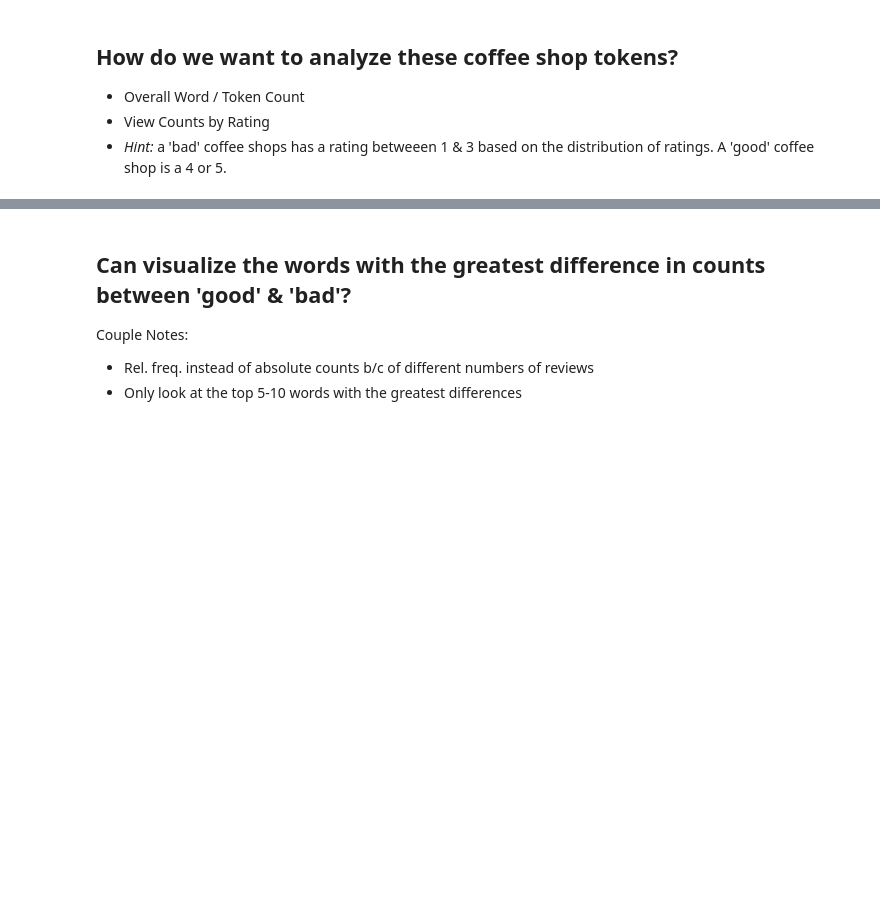
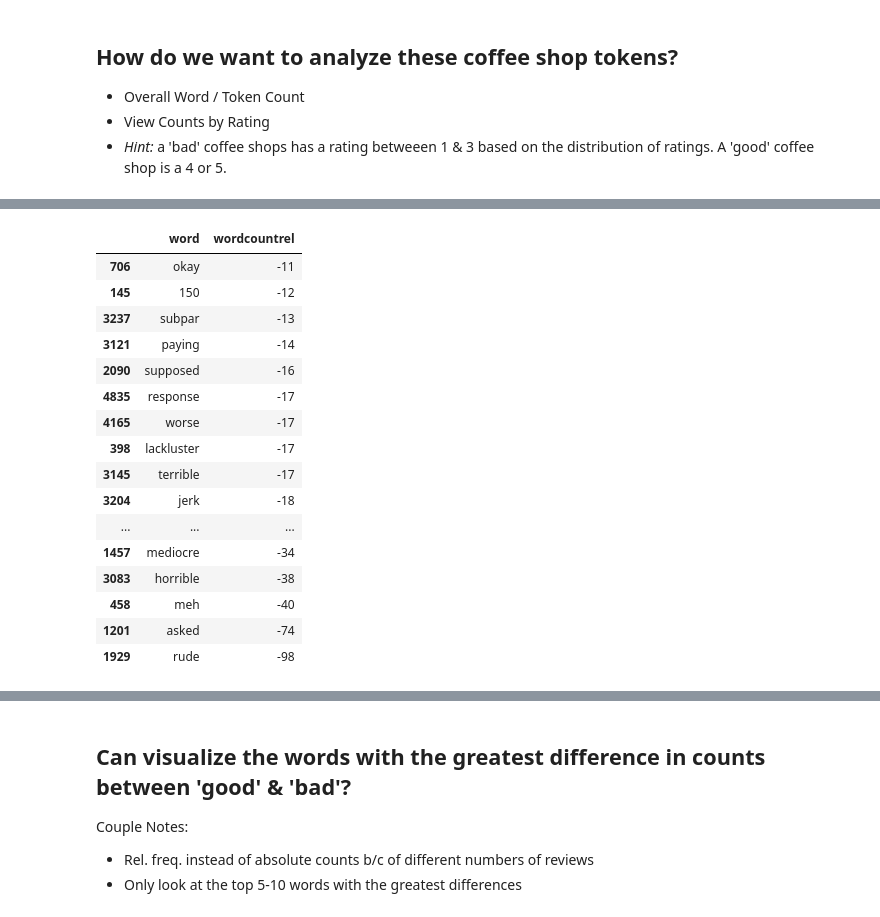
Before and after one commit to danoand/DS-Unit-4-Sprint-1-NLP, a Jupyter notebook: module1-text-data/LS_DS_411_Text_Data_Assignment.ipynb, the cells around one changed output, grey strips where cells are left out. Cells and saved outputs as stored; diff of their text form; code cells hidden in the pictures; blank space fills up the shorter version.

```diff
--- a/module1-text-data/LS_DS_411_Text_Data_Assignment.ipynb
+++ b/module1-text-data/LS_DS_411_Text_Data_Assignment.ipynb
@@ -173,0 +285,21 @@ df_shops_upd.to_csv("df_shops.csv")
+# %%
+# Print out the words use more for bad ratings than good ratings (have a low relative score)
+df_wrd_cnt_rel.tail(25)
+# %% [output]
+|  | word | wordcountrel |
+| 706 | okay | -11 |
+| 145 | 150 | -12 |
+| 3237 | subpar | -13 |
+| 3121 | paying | -14 |
+| 2090 | supposed | -16 |
+| 4835 | response | -17 |
+| 4165 | worse | -17 |
+| 398 | lackluster | -17 |
+| 3145 | terrible | -17 |
+| 3204 | jerk | -18 |
+| ... | ... | ... |
+| 1457 | mediocre | -34 |
+| 3083 | horrible | -38 |
+| 458 | meh | -40 |
+| 1201 | asked | -74 |
+| 1929 | rude | -98 |
```
Also changed, not shown: parts of 13 cells of this notebook, 2 other files.
